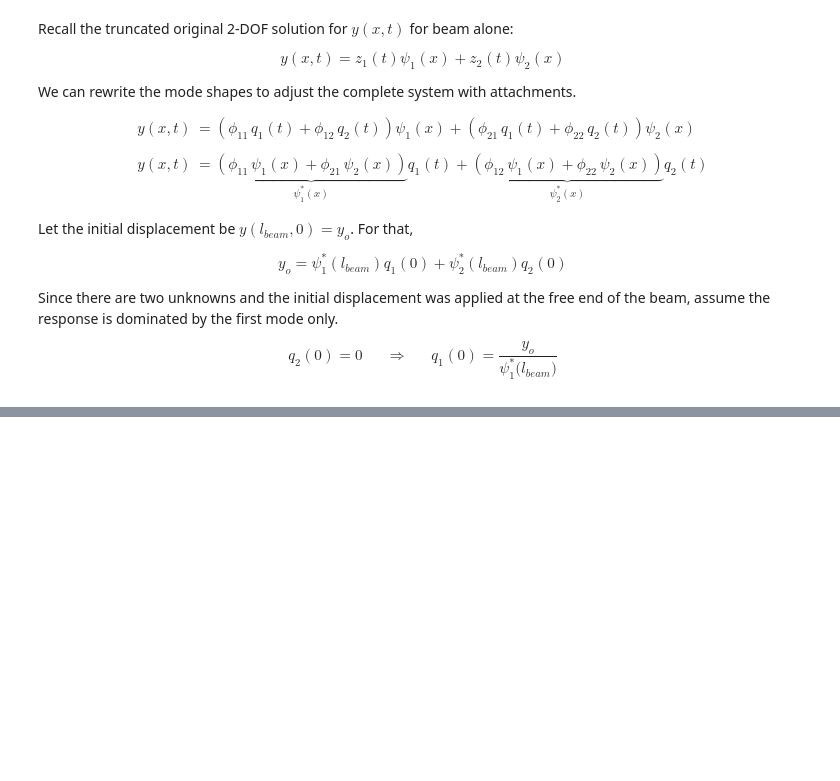
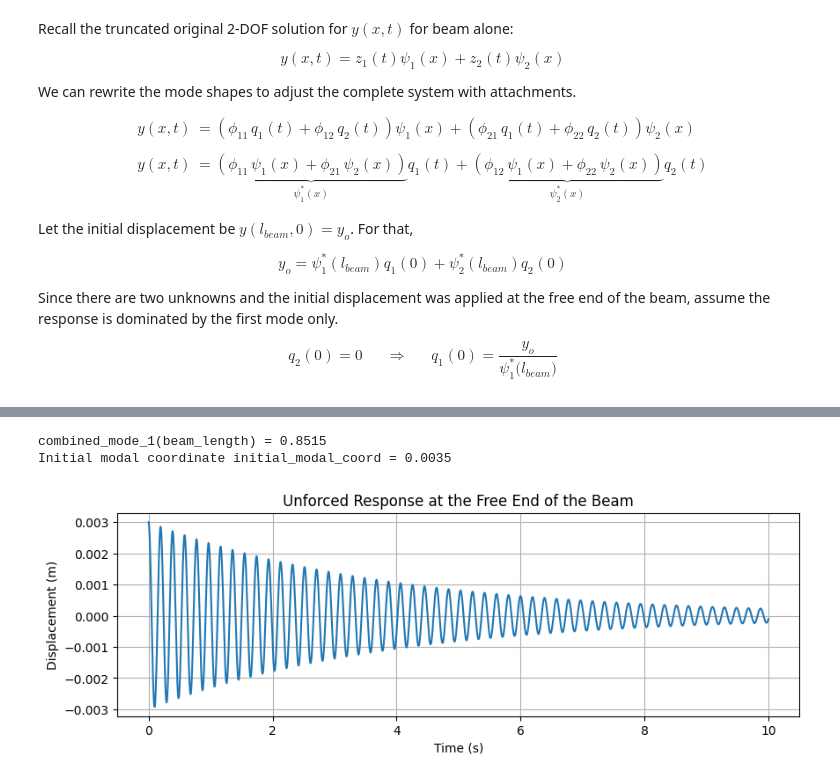
Before and after one commit to chamudithamk/ME422-B2-Lab-Group, a Jupyter notebook: Vibration/E_20_167Jayasanka_M_V_J_.ipynb, the cells around one changed output, grey strips where cells are left out. Saved outputs shown, nothing was run; the diff lists cells and outputs as text; code cells hidden in the pictures; blank space fills up the shorter version.

```diff
--- a/Vibration/E_20_167Jayasanka_M_V_J_.ipynb
+++ b/Vibration/E_20_167Jayasanka_M_V_J_.ipynb
@@ -916,0 +950,35 @@ $$
+# %%
+tip_displacement = 0.003         # Initial displacement at tip (m)
+
+mode1_coeff1 = modal_matrix[0, 0]
+mode1_coeff2 = modal_matrix[0, 1]
+mode2_coeff1 = modal_matrix[1, 0]
+mode2_coeff2 = modal_matrix[1, 1]
+
+# =============== Combined Mode Shapes for Full System ================
+def combined_mode_1(position):
+    return mode1_coeff1 * mode_shape(position, first_beta, beam_length, elastic_modulus*second_moment_area, torsional_stiffness) + \
+           mode2_coeff1 * mode_shape(position, second_beta, beam_length, elastic_modulus*second_moment_area, torsional_stiffness)
+
+def combined_mode_2(position):
+    return mode1_coeff2 * mode_shape(position, first_beta, beam_length, elastic_modulus*second_moment_area, torsional_stiffness) + \
+           mode2_coeff2 * mode_shape(position, second_beta, beam_length, elastic_modulus*second_moment_area, torsional_stiffness)
+
+combined_mode1_at_tip = combined_mode_1(beam_length)
+print(f"combined_mode_1(beam_length) = {combined_mode1_at_tip:.4f}")
+
+initial_modal_coord = tip_displacement / combined_mode1_at_tip
+print(f"Initial modal coordinate initial_modal_coord = {initial_modal_coord:.4f}")
+
+# =========== Modal Transformed Matrices ============
+modal_mass_transformed = modal_matrix.T @ total_mass_matrix @ modal_matrix
+modal_stiffness_transformed = modal_matrix.T @ total_stiffness_matrix @ modal_matrix
+
+damping_ratio_1 = 0.008
+damping_ratio_2 = 0.05
+proportional_damping_coeff = 2 * damping_ratio_1 / natural_frequencies[0]
+
+modal_damping_transformed = proportional_damping_coeff * modal_stiffness_transformed
+# %% [output]
+combined_mode_1(beam_length) = 0.8515
+Initial modal coordinate initial_modal_coord = 0.0035
@@ -916,0 +1017,25 @@ $$
+# %%
+# =============== Free Vibration Response at Beam Tip ================
+physical_coord1 = np.zeros_like(time_array)
+physical_coord2 = np.zeros_like(time_array)
+
+for time_index in range(len(time_array)):
+    modal_vector = np.array([modal_coord1_homogeneous[time_index], modal_coord2_homogeneous[time_index]])
+    physical_vector = modal_matrix @ modal_vector
+    physical_coord1[time_index] = physical_vector[0]
+    physical_coord2[time_index] = physical_vector[1]
+
+mode1_amplitude_at_tip = mode_shape(beam_length, first_beta, beam_length, elastic_modulus*second_moment_area, torsional_stiffness)
+mode2_amplitude_at_tip = mode_shape(beam_length, second_beta, beam_length, elastic_modulus*second_moment_area, torsional_stiffness)
+
+tip_displacement_response = physical_coord1 * mode1_amplitude_at_tip + physical_coord2 * mode2_amplitude_at_tip
+
+plt.figure(figsize=(10, 3))
+plt.plot(time_array, tip_displacement_response)
+plt.xlabel('Time (s)')
+plt.ylabel('Displacement (m)')
+plt.title('Unforced Response at the Free End of the Beam')
+plt.grid(True)
+plt.show()
+# %% [output]
+[figure, added]
```
Also changed, not shown: parts of 9 cells of this notebook.
